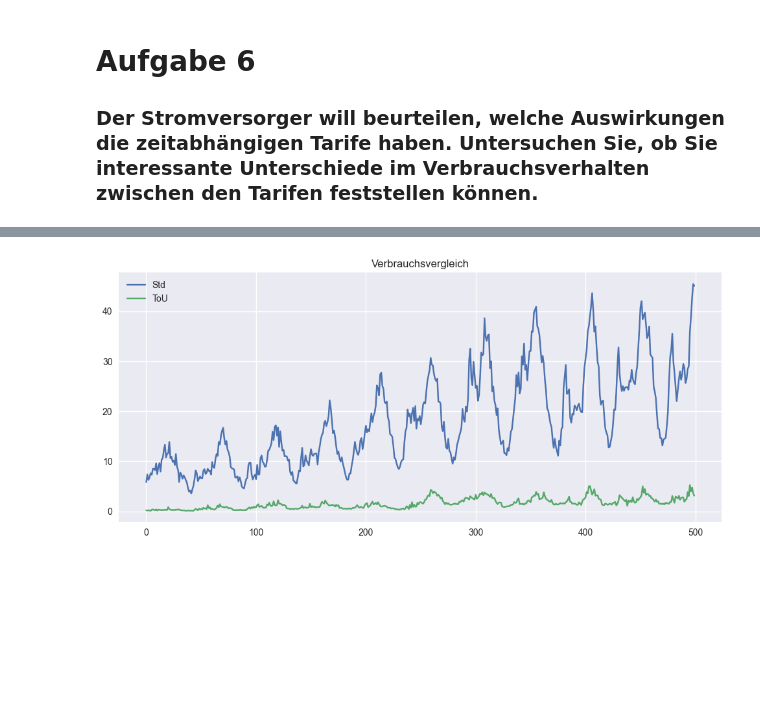
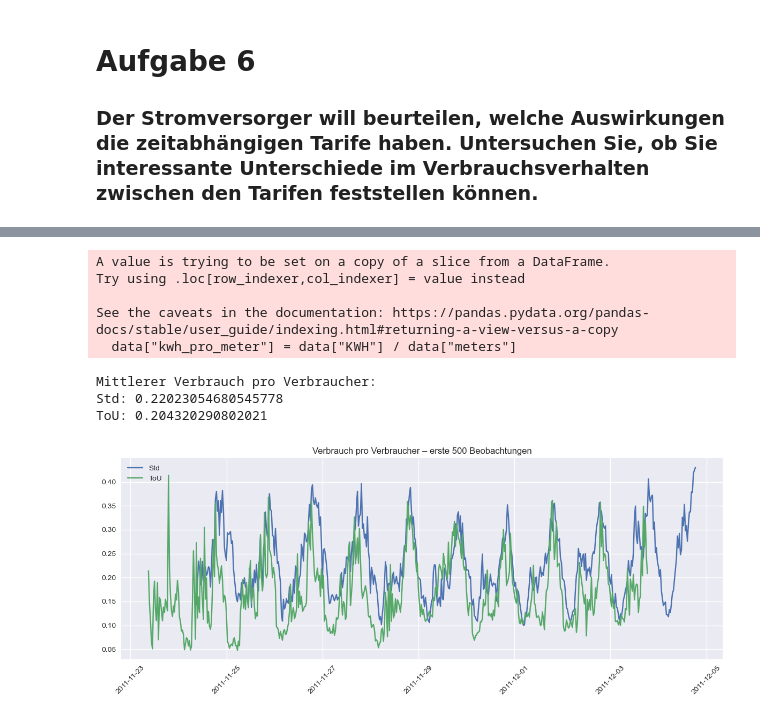
Before and after one commit to NicoBrn03/DaBi-Projektarbeit, a Jupyter notebook: Arbeitsblatt 1 .ipynb, the cells around one changed output, grey strips where cells are left out. Cells and saved outputs as stored; diff of their text form; code cells hidden in the pictures; blank space fills up the shorter version.

```diff
--- a/Arbeitsblatt 1 .ipynb
+++ b/Arbeitsblatt 1 .ipynb
@@ -231,3 +235,12 @@ Rest: 0.14287645461551665
+# %%
+# Verbrauch pro Verbraucher berechnen
+data["kwh_pro_meter"] = data["KWH"] / data["meters"]
+# %% [output]
+A value is trying to be set on a copy of a slice from a DataFrame.
+Try using .loc[row_indexer,col_indexer] = value instead
+
+See the caveats in the documentation: https://pandas.pydata.org/pandas-docs/stable/user_guide/indexing.html#returning-a-view-versus-a-copy
+  data["kwh_pro_meter"] = data["KWH"] / data["meters"]
 # %%
 # daten trennen
 
@@ -236,14 +249,25 @@ tou = data[data["rate"] == "ToU"]
 # %%
 # durchschnittsverbrauch
 
-std_mean = std["KWH"].mean()
-tou_mean = tou["KWH"].mean()
+std_mean = std["kwh_pro_meter"].mean()
+tou_mean = tou["kwh_pro_meter"].mean()
+
+print("Mittlerer Verbrauch pro Verbraucher:")
+print("Std:", std_mean)
+print("ToU:", tou_mean)
+# %% [output]
+Mittlerer Verbrauch pro Verbraucher:
+Std: 0.22023054680545778
+ToU: 0.204320290802021
 # %%
+# Zeitverlauf der ersten 500 Beobachtungen
 plt.figure(figsize=(12,5))
-plt.plot(std["KWH"].values[:500], label="Std")
-plt.plot(tou["KWH"].values[:500], label="ToU")
+plt.plot(std.index[:500], std["kwh_pro_meter"].iloc[:500], label="Std")
+plt.plot(tou.index[:500], tou["kwh_pro_meter"].iloc[:500], label="ToU")
 plt.legend()
-plt.title("Verbrauchsvergleich")
+plt.title("Verbrauch pro Verbraucher – erste 500 Beobachtungen")
+plt.xticks(rotation=45)
+plt.tight_layout()
 plt.show()
 # %% [output]
-[figure, old version]
+[figure, new version]
```
Also changed, not shown: parts of 9 cells of this notebook.
